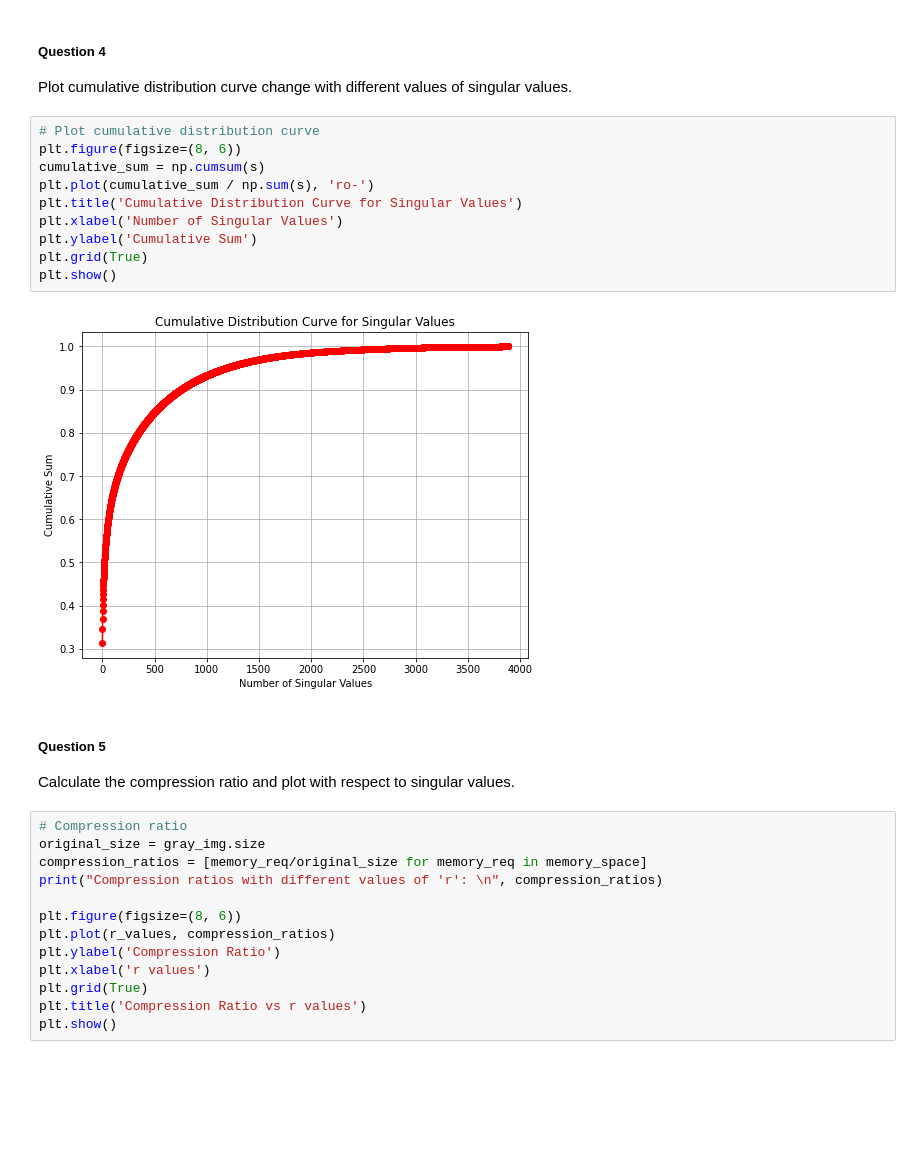
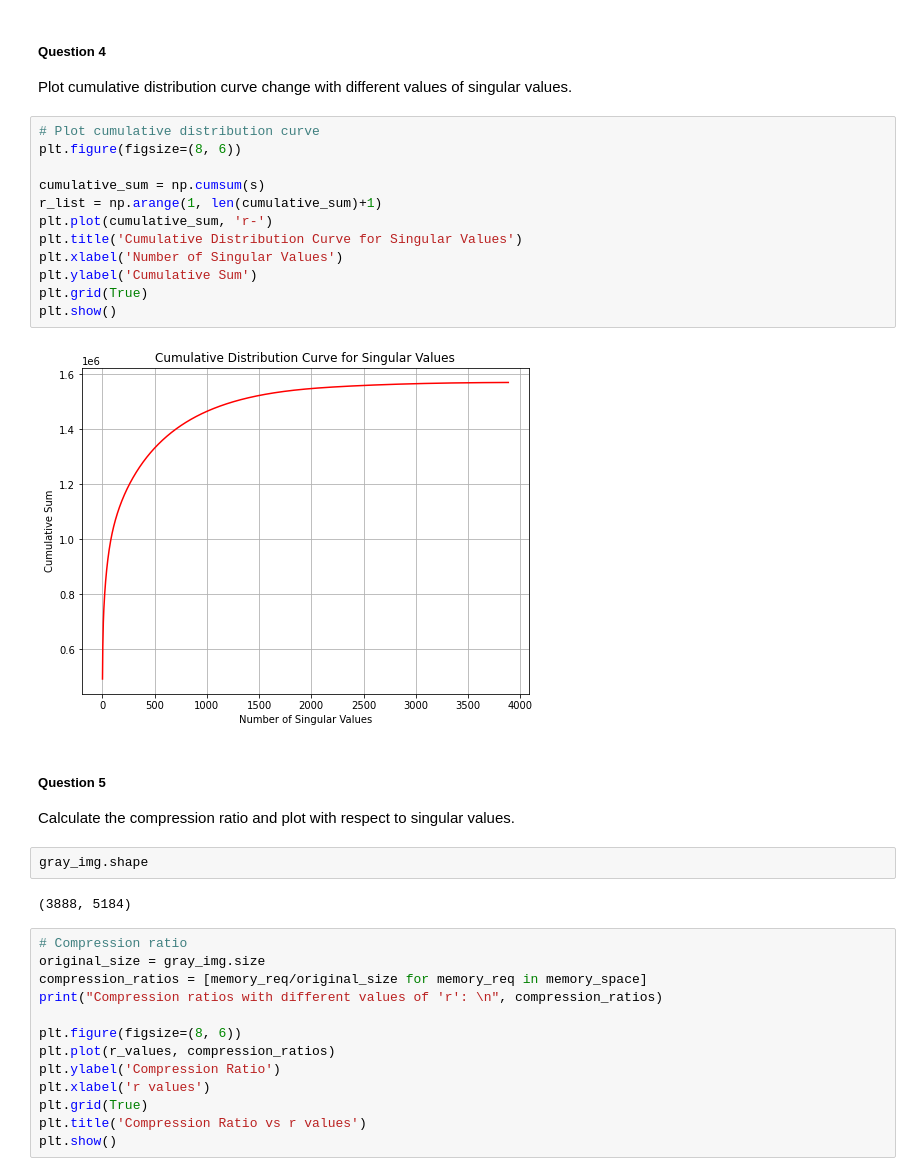
Before and after one commit to pranjalanimesh/me793-assignments, a Jupyter notebook: assignment 2/main.ipynb, the cells around one changed output. Drawn from its saved outputs; the diff is of its cells as text; blank space fills up the shorter version.

```diff
--- a/assignment 2/main.ipynb
+++ b/assignment 2/main.ipynb
@@ -95,18 +96,24 @@ Plot cumulative distribution curve change with different values of singular valu
 # %%
 # Plot cumulative distribution curve
 plt.figure(figsize=(8, 6))
+
 cumulative_sum = np.cumsum(s)
-plt.plot(cumulative_sum / np.sum(s), 'ro-')
+r_list = np.arange(1, len(cumulative_sum)+1)
+plt.plot(cumulative_sum, 'r-')
 plt.title('Cumulative Distribution Curve for Singular Values')
 plt.xlabel('Number of Singular Values')
 plt.ylabel('Cumulative Sum')
 plt.grid(True)
 plt.show()
 # %% [output]
-[figure, old version]
+[figure, new version]
 # %% [markdown]
 ##### Question 5
 Calculate the compression ratio and plot with respect to singular values.
+# %%
+gray_img.shape
+# %% [output]
+(3888, 5184)
 # %%
 # Compression ratio
 original_size = gray_img.size
```
Also changed, not shown: parts of 2 cells of this notebook.
